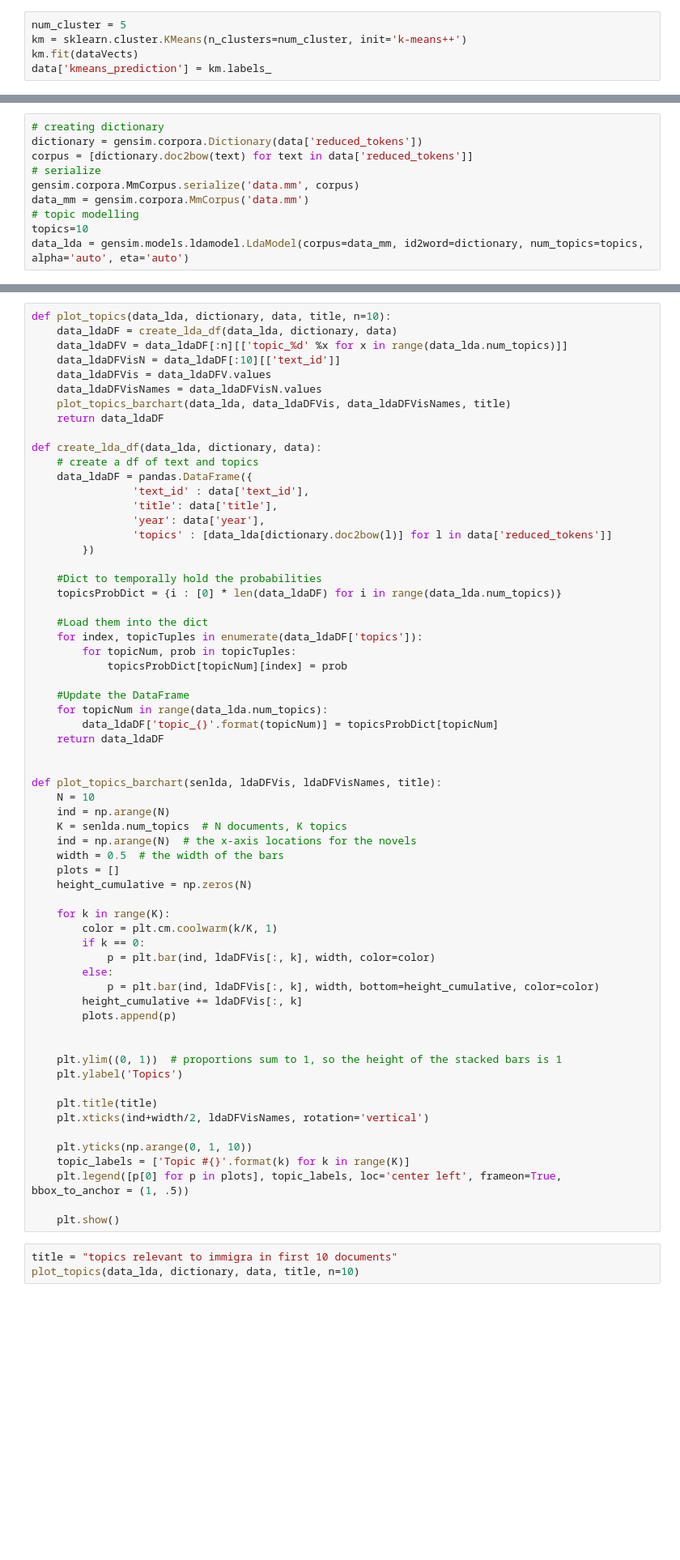
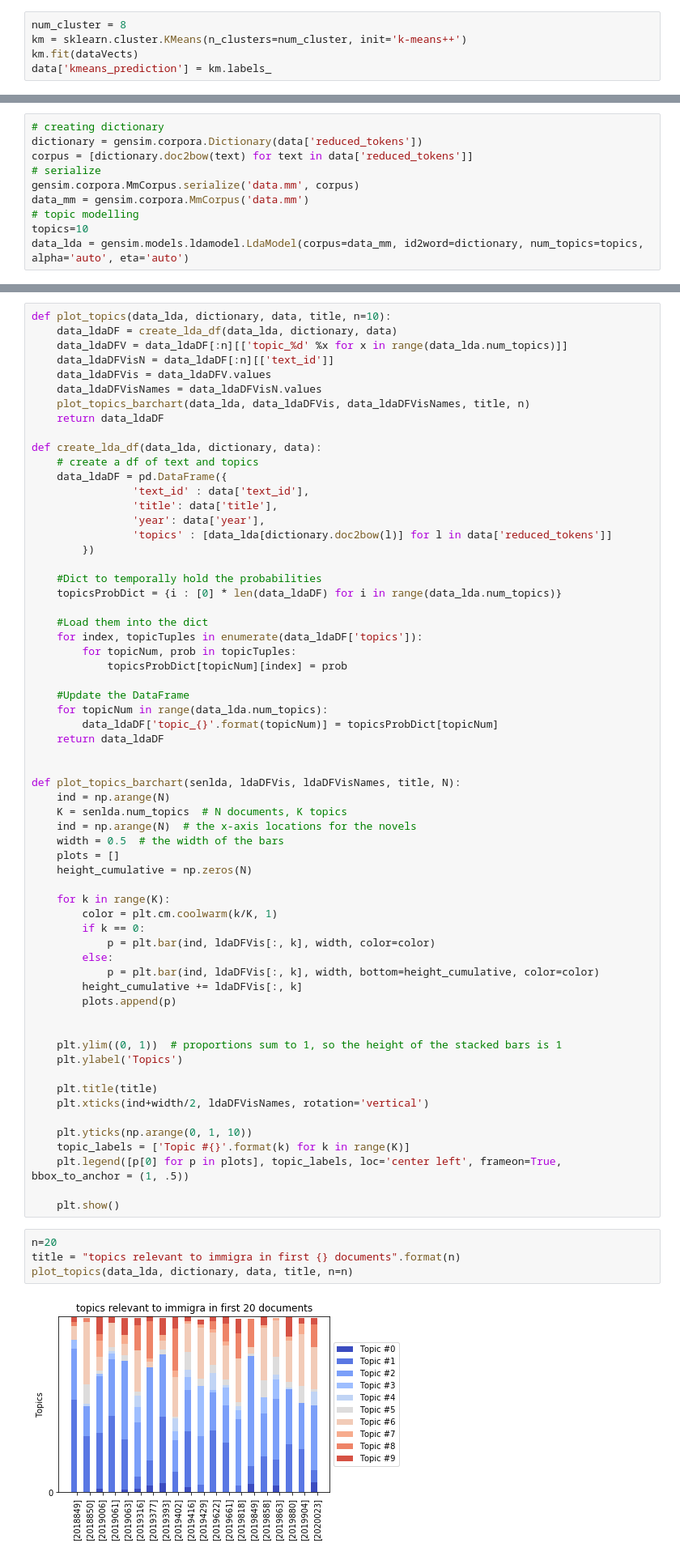
Before and after one commit to rachel-ker/refugeediscourse, a Jupyter notebook: analysis_template.ipynb, the cells around one changed output, grey strips where cells are left out. Shown at 81% size. Saved outputs shown, nothing was run; the diff lists cells and outputs as text; blank space fills up the shorter version.

Commit message:
added freq, clusters, topic models

```diff
--- a/analysis_template.ipynb
+++ b/analysis_template.ipynb
@@ -591,5 +601,5 @@ find_best_n(X)
 # %%
-num_cluster = 5
+num_cluster = 8
 km = sklearn.cluster.KMeans(n_clusters=num_cluster, init='k-means++')
 km.fit(dataVects)
 data['kmeans_prediction'] = km.labels_
@@ -726,15 +762,15 @@ data_lda = gensim.models.ldamodel.LdaModel(corpus=data_mm, id2word=dictionary, n
 def plot_topics(data_lda, dictionary, data, title, n=10):
     data_ldaDF = create_lda_df(data_lda, dictionary, data)
     data_ldaDFV = data_ldaDF[:n][['topic_%d' %x for x in range(data_lda.num_topics)]]
-    data_ldaDFVisN = data_ldaDF[:10][['text_id']]
+    data_ldaDFVisN = data_ldaDF[:n][['text_id']]
     data_ldaDFVis = data_ldaDFV.values
     data_ldaDFVisNames = data_ldaDFVisN.values
-    plot_topics_barchart(data_lda, data_ldaDFVis, data_ldaDFVisNames, title)
+    plot_topics_barchart(data_lda, data_ldaDFVis, data_ldaDFVisNames, title, n)
     return data_ldaDF
 
 def create_lda_df(data_lda, dictionary, data):
     # create a df of text and topics
-    data_ldaDF = pandas.DataFrame({
+    data_ldaDF = pd.DataFrame({
                 'text_id' : data['text_id'],
                 'title': data['title'],
                 'year': data['year'],
@@ -755,8 +791,7 @@ def create_lda_df(data_lda, dictionary, data):
     return data_ldaDF
 
 
-def plot_topics_barchart(senlda, ldaDFVis, ldaDFVisNames, title):
-    N = 10
+def plot_topics_barchart(senlda, ldaDFVis, ldaDFVisNames, title, N):
     ind = np.arange(N)
     K = senlda.num_topics  # N documents, K topics
     ind = np.arange(N)  # the x-axis locations for the novels
@@ -786,5 +821,8 @@ def plot_topics_barchart(senlda, ldaDFVis, ldaDFVisNames, title):
 
     plt.show()
 # %%
-title = "topics relevant to immigra in first 10 documents"
-plot_topics(data_lda, dictionary, data, title, n=10)
+n=20
+title = "topics relevant to immigra in first {} documents".format(n)
+plot_topics(data_lda, dictionary, data, title, n=n)
+# %% [output]
+[figure, added]
```
Also changed, not shown: parts of 16 cells of this notebook.
